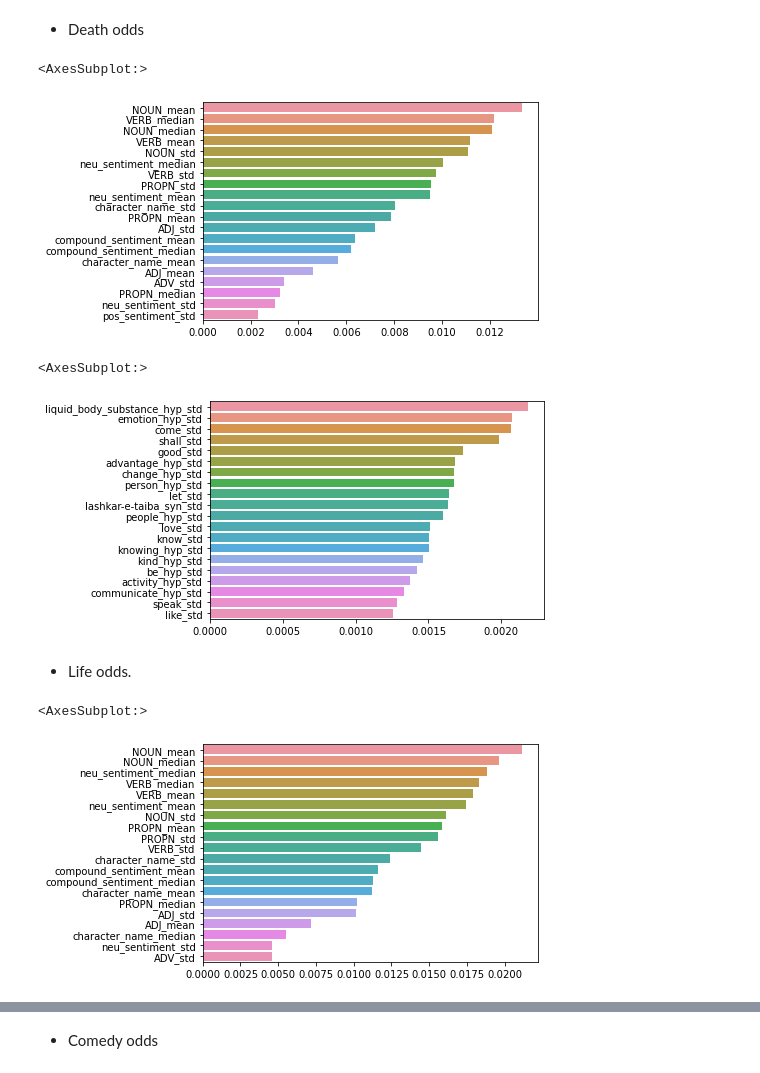
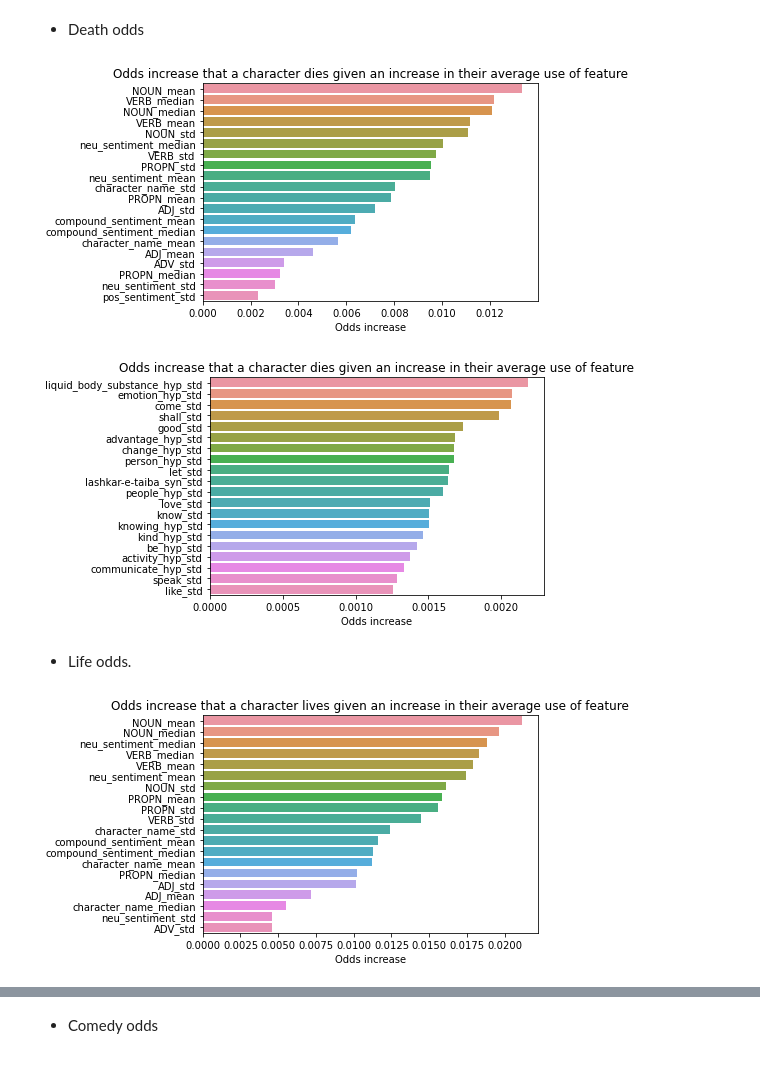
Before and after one commit to Avanyali/Shakespeare_Deaths, a Jupyter notebook: notebooks/ShakespeareanDeaths_Step7_Analysis.ipynb, the cells around one changed output, grey strips where cells are left out. Drawn from its saved outputs; the diff is of its cells as text; code cells hidden in the pictures.

```diff
--- a/notebooks/ShakespeareanDeaths_Step7_Analysis.ipynb
+++ b/notebooks/ShakespeareanDeaths_Step7_Analysis.ipynb
@@ -169,24 +169,33 @@ char_X[char_X['pos_sentiment_mean'] == failures.iloc[3]['pos_sentiment_mean']]
 - Death odds
 # %%
 sns.barplot(x = list(char_weights['dies'].values())[:20], y = list(char_weights['dies'].keys())[:20])
+plt.title("Odds increase that a character dies given an increase in their average use of feature")
+plt.xlabel("Odds increase")
+plt.savefig('../images/DeathOddsAll.png')
+plt.show()
 # %% [output]
-<AxesSubplot:>
-[figure, old version]
+[figure, new version]
 # %%
 char_weights_words_dies = {key: value for key, value in char_weights['dies'].items() \
                            if re.search(r'[A-Z]|sentiment|character_name', key) == None}
 # %%
 sns.barplot(x = list(char_weights_words_dies.values())[:20], y = list(char_weights_words_dies.keys())[:20])
+plt.title("Odds increase that a character dies given an increase in their average use of feature")
+plt.xlabel("Odds increase")
+plt.savefig('../images/DeathOddsWords.png')
+plt.show()
 # %% [output]
-<AxesSubplot:>
-[figure, old version]
+[figure, new version]
 # %% [markdown]
 - Life odds.
 # %%
 sns.barplot(x = list(char_weights['lives'].values())[:20], y = list(char_weights['lives'].keys())[:20])
+plt.title("Odds increase that a character lives given an increase in their average use of feature")
+plt.xlabel("Odds increase")
+plt.savefig('../images/LifeOddsAll.png')
+plt.show()
 # %% [output]
-<AxesSubplot:>
-[figure, old version]
+[figure, new version]
 # %%
 char_weights_words_lives = {key: value for key, value in char_weights['lives'].items() \
                            if re.search(r'[A-Z]|sentiment|character_name', key) == None}
```
Also changed, not shown: parts of 7 cells of this notebook, 15 other files.
